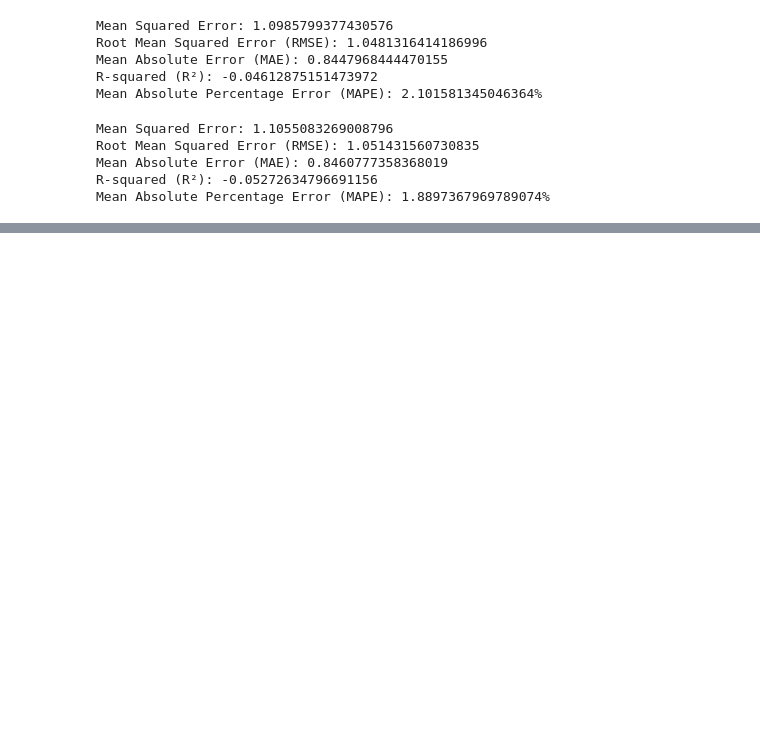
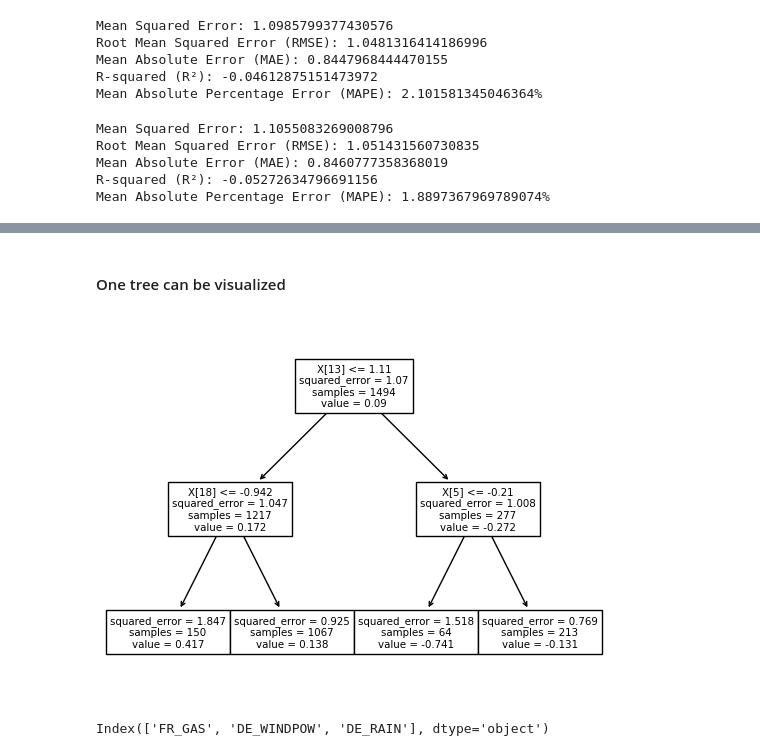
Before and after one commit to pnikitits/EnsembleLearningProject, a Jupyter notebook: Code/Main.ipynb, the cells around one changed output, grey strips where cells are left out. Drawn from its saved outputs; the diff is of its cells as text; code cells hidden in the pictures; blank space fills up the shorter version.

Commit message:
Adding Decision Tree, SVM with PreProcessing

```diff
--- a/Code/Main.ipynb
+++ b/Code/Main.ipynb
@@ -741,0 +849,39 @@ Mean Absolute Percentage Error (MAPE): 1.8897367969789074%
+# %%
+from sklearn.tree import DecisionTreeRegressor
+
+
+X_train = pd.read_csv(path + 'X_train.csv').set_index('ID').drop(columns=['COUNTRY' , 'DAY_ID'])
+X_test = pd.read_csv(path + 'X_test.csv').set_index('ID').drop(columns=['COUNTRY' , 'DAY_ID'])
+y_train = pd.read_csv(path + 'y_train.csv').set_index('ID')
+y_test = pd.read_csv(path + 'y_test.csv').set_index('ID')
+
+
+param_grid = {
+    'simpleimputer': [SimpleImputer(strategy='mean'), KNNImputer()],
+    'decisiontreeregressor__max_depth': [2, 3, 4, 6, 10, 20],
+    'decisiontreeregressor__min_samples_split': [10, 20, 50],
+    'decisiontreeregressor__min_samples_leaf': [10, 20, 50]
+}
+
+
+pipeline = make_pipeline(SimpleImputer(strategy='mean'),
+                         SmartCorrelatedSelection(
+                            variables=None,
+                            method="pearson",
+                            threshold=0.8,
+                            missing_values="raise",
+                            selection_method="variance",
+                            estimator=None),
+                         DecisionTreeRegressor(random_state=42),
+                         )
+
+
+grid_search = GridSearchCV(estimator=pipeline, param_grid=param_grid, cv=5, scoring="neg_mean_squared_error",n_jobs=-1, refit=True)
+grid_search.fit(X_train, y_train.values.ravel())
+
+best_params = grid_search.best_params_
+print("Best Parameters:", best_params)
+print("Best Score:", grid_search.best_score_)
+
+y_test["Predicted"] = grid_search.predict(X_test)
+display(y_test.corr("spearman"))
@@ -741,0 +894,13 @@ Mean Absolute Percentage Error (MAPE): 1.8897367969789074%
+# %% [markdown]
+#### One tree can be visualized
+# %%
+from sklearn import tree
+_ = tree.plot_tree(grid_search.best_estimator_["decisiontreeregressor"])
+# %% [output]
+[figure, added]
+# %%
+scs_filtered_cols = [int(feature[1:]) for feature in grid_search.best_estimator_["smartcorrelatedselection"].features_to_drop_]
+post_scs_cols = X_train.columns[[i for i in range(len(X_train.columns)) if i not in scs_filtered_cols]]
+post_scs_cols[[5, 13, 18]]
+# %% [output]
+Index(['FR_GAS', 'DE_WINDPOW', 'DE_RAIN'], dtype='object')
```
Also changed, not shown: parts of 12 cells of this notebook.
